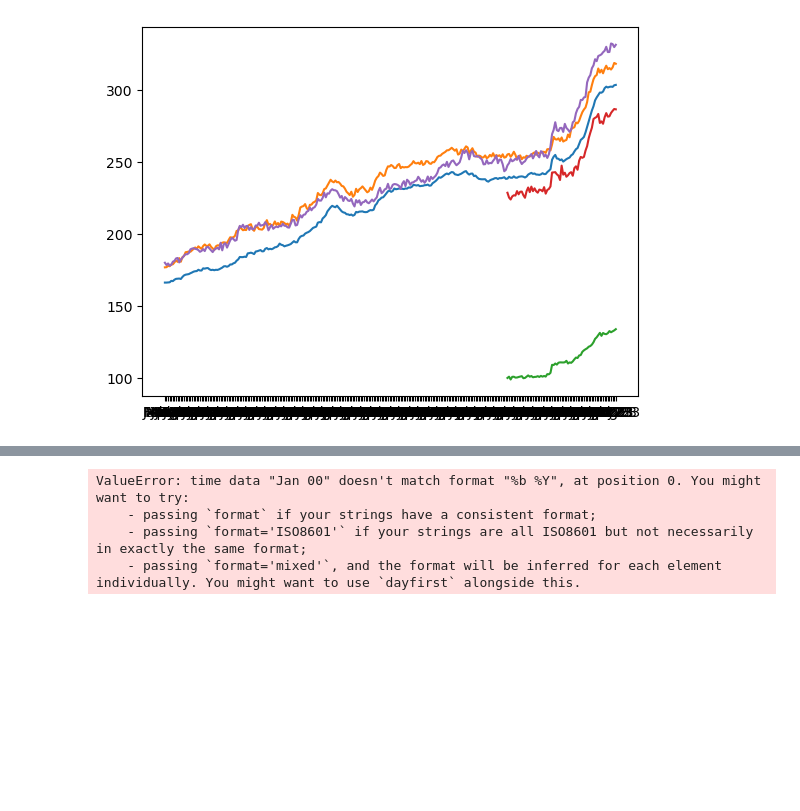
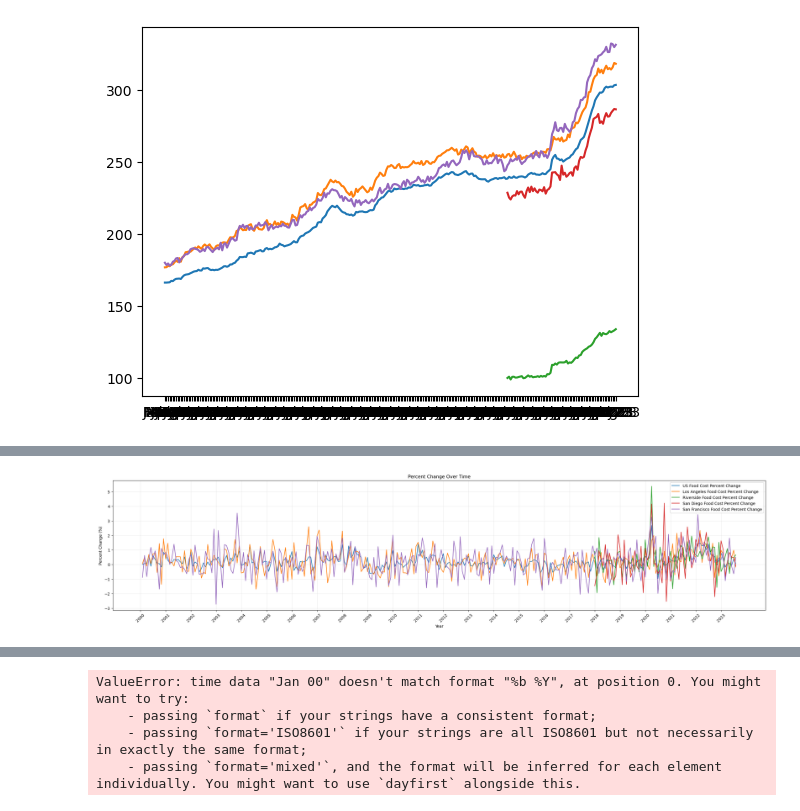
Before and after one commit to BeccaBenn/grocery_inflation, a Jupyter notebook: Becca/Max_copy/CPI_Expenditure_Detail.ipynb, the cells around one changed output, grey strips where cells are left out. Drawn from its saved outputs; the diff is of its cells as text; code cells hidden in the pictures; blank space fills up the shorter version.

Commit message:
graph refining

```diff
--- a/Becca/Max_copy/CPI_Expenditure_Detail.ipynb
+++ b/Becca/Max_copy/CPI_Expenditure_Detail.ipynb
@@ -294,0 +239,19 @@ plt.show()
+# %%
+# Create a list of years from 2000 to 2023
+custom_years = list(range(2000, 2024))
+plt.figure(figsize=(30, 6))
+for column in percent_changes.columns:
+    plt.plot(percent_changes.index, percent_changes[column], label=column)
+plt.xlabel('Year')
+plt.ylabel('Percent Change (%)')
+plt.title('Percent Change Over Time')
+# Set custom x-axis ticks to display the years 2000 to 2023
+plt.xticks(percent_changes.index[::12], custom_years, rotation=45)
+plt.legend(['US Food Cost Percent Change','Los Angeles Food Cost Percent Change','Riverside Food Cost Percent Change',
+          'San Diego Food Cost Percent Change', 'San Francisco Food Cost Percent Change'])
+plt.grid(alpha=0.25)
+# file_path = '../Images/US_vs_Ca_Region_Line.png'
+plt.savefig('C:/Users/benne/OneDrive/Desktop/BootCamp/Group_projects/project_1/grocery_inflation/Images/US_vs_Ca_Region_Line.png', dpi=300)
+plt.show()
+# %% [output]
+[figure, added]
```
Also changed, not shown: parts of 13 cells of this notebook, 4 other files.
